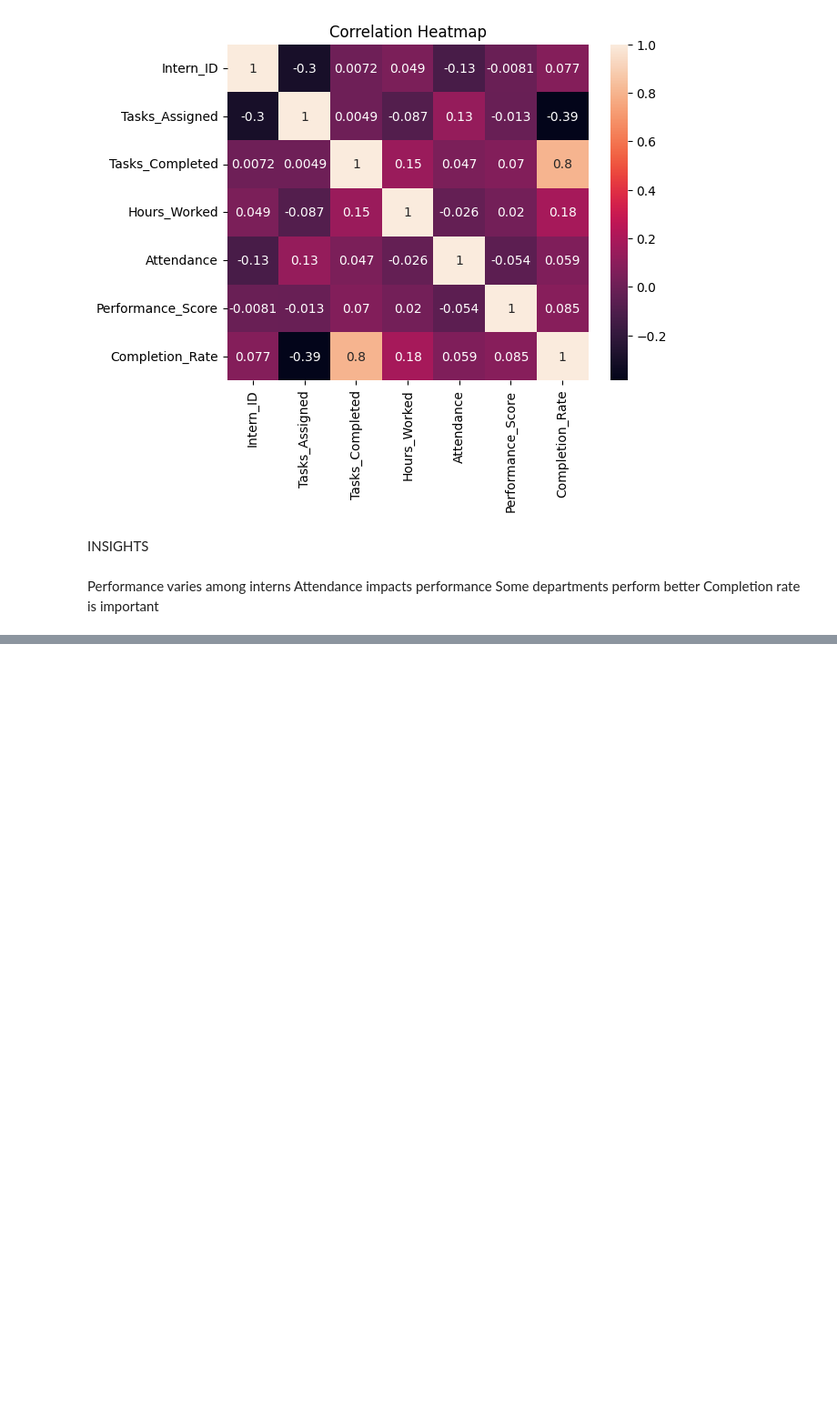
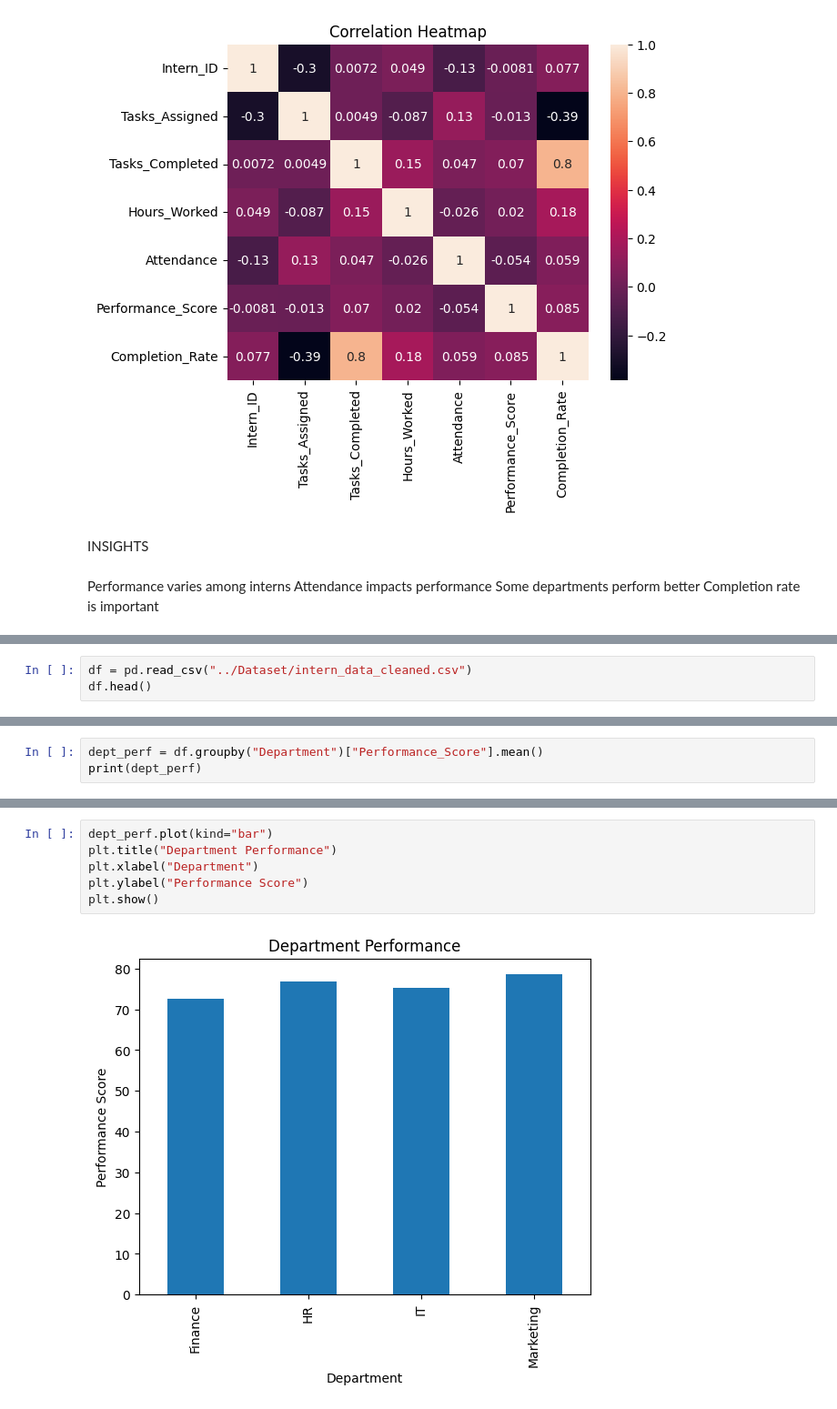
Before and after one commit to DHANYADEVISIVARAJ/Intern_Performance_Dashboard, a Jupyter notebook: Notebooks/eda_analysis.ipynb, the cells around one changed output, grey strips where cells are left out. Shown at 91% size. Saved outputs shown, nothing was run; the diff lists cells and outputs as text; blank space fills up the shorter version.

```diff
--- a/Notebooks/eda_analysis.ipynb
+++ b/Notebooks/eda_analysis.ipynb
@@ -77,0 +82,3 @@ Completion rate is important
+# %%
+df = pd.read_csv("../Dataset/intern_data_cleaned.csv")
+df.head()
@@ -77,0 +92,3 @@ Completion rate is important
+# %%
+dept_perf = df.groupby("Department")["Performance_Score"].mean()
+print(dept_perf)
@@ -77,0 +172,8 @@ Completion rate is important
+# %%
+dept_perf.plot(kind="bar")
+plt.title("Department Performance")
+plt.xlabel("Department")
+plt.ylabel("Performance Score")
+plt.show()
+# %% [output]
+[figure, added]
```
Also changed, not shown: parts of 11 cells of this notebook, 1 other file.
